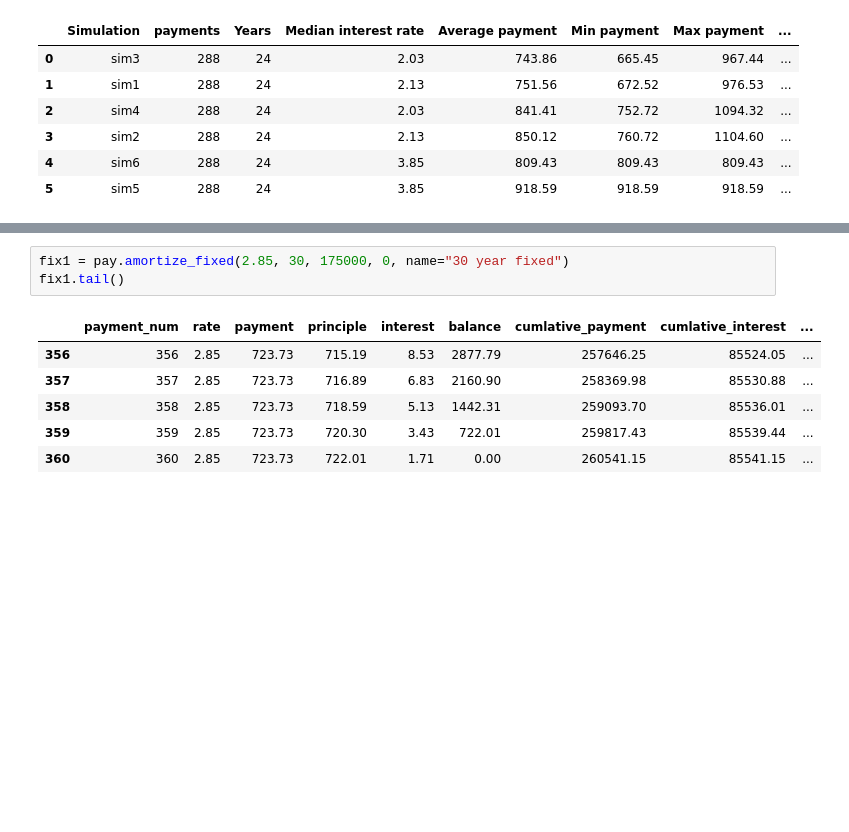
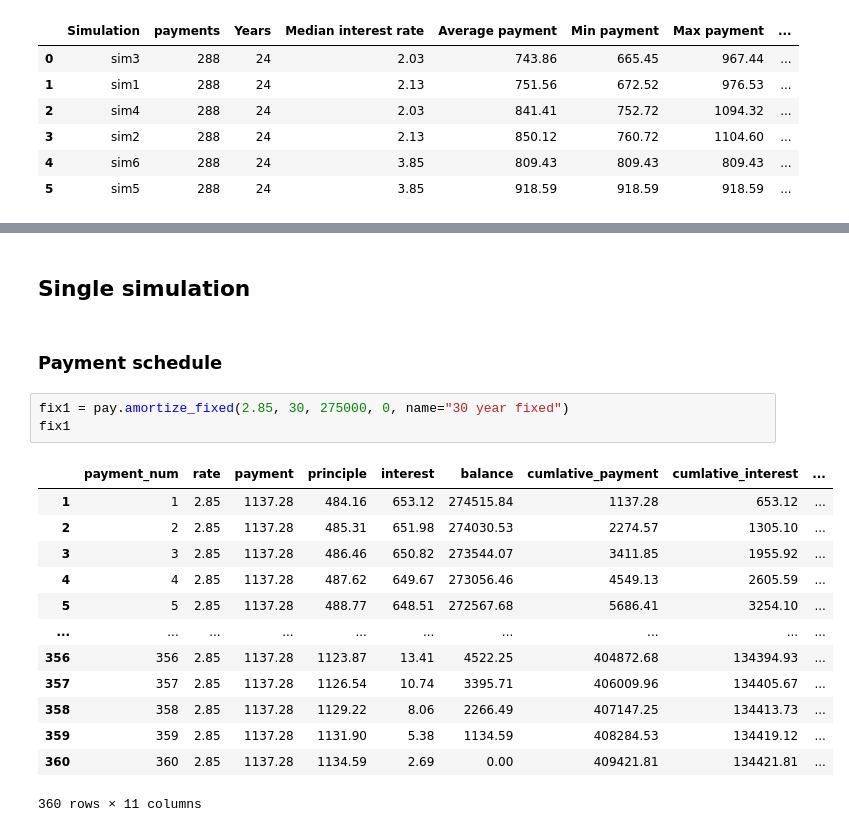
Before and after one commit to kieswetter-hub/mortgage-evaluation, a Jupyter notebook: mortgage-comparison.ipynb, the cells around one changed output, grey strips where cells are left out. Cells and saved outputs as stored; diff of their text form; blank space fills up the shorter version.

```diff
--- a/mortgage-comparison.ipynb
+++ b/mortgage-comparison.ipynb
@@ -191,11 +201,22 @@ mortgage_summary(sim3)
+# %% [markdown]
+## Single simulation
+# %% [markdown]
+### Payment schedule
 # %%
-fix1 = pay.amortize_fixed(2.85, 30, 175000, 0, name="30 year fixed")
-fix1.tail()
+fix1 = pay.amortize_fixed(2.85, 30, 275000, 0, name="30 year fixed")
+fix1
 # %% [output]
 |  | payment_num | rate | payment | principle | interest | balance | cumlative_payment | cumlative_interest | ... |
-| 356 | 356 | 2.85 | 723.73 | 715.19 | 8.53 | 2877.79 | 257646.25 | 85524.05 | ... |
-| 357 | 357 | 2.85 | 723.73 | 716.89 | 6.83 | 2160.90 | 258369.98 | 85530.88 | ... |
-| 358 | 358 | 2.85 | 723.73 | 718.59 | 5.13 | 1442.31 | 259093.70 | 85536.01 | ... |
-| 359 | 359 | 2.85 | 723.73 | 720.30 | 3.43 | 722.01 | 259817.43 | 85539.44 | ... |
-| 360 | 360 | 2.85 | 723.73 | 722.01 | 1.71 | 0.00 | 260541.15 | 85541.15 | ... |
+| 1 | 1 | 2.85 | 1137.28 | 484.16 | 653.12 | 274515.84 | 1137.28 | 653.12 | ... |
+| 2 | 2 | 2.85 | 1137.28 | 485.31 | 651.98 | 274030.53 | 2274.57 | 1305.10 | ... |
+| 3 | 3 | 2.85 | 1137.28 | 486.46 | 650.82 | 273544.07 | 3411.85 | 1955.92 | ... |
+| 4 | 4 | 2.85 | 1137.28 | 487.62 | 649.67 | 273056.46 | 4549.13 | 2605.59 | ... |
+| 5 | 5 | 2.85 | 1137.28 | 488.77 | 648.51 | 272567.68 | 5686.41 | 3254.10 | ... |
+| ... | ... | ... | ... | ... | ... | ... | ... | ... | ... |
+| 356 | 356 | 2.85 | 1137.28 | 1123.87 | 13.41 | 4522.25 | 404872.68 | 134394.93 | ... |
+| 357 | 357 | 2.85 | 1137.28 | 1126.54 | 10.74 | 3395.71 | 406009.96 | 134405.67 | ... |
+| 358 | 358 | 2.85 | 1137.28 | 1129.22 | 8.06 | 2266.49 | 407147.25 | 134413.73 | ... |
+| 359 | 359 | 2.85 | 1137.28 | 1131.90 | 5.38 | 1134.59 | 408284.53 | 134419.12 | ... |
+| 360 | 360 | 2.85 | 1137.28 | 1134.59 | 2.69 | 0.00 | 409421.81 | 134421.81 | ... |
+360 rows × 11 columns
 # %% [markdown]
```
Also changed, not shown: parts of 5 cells of this notebook, 1 other file.
